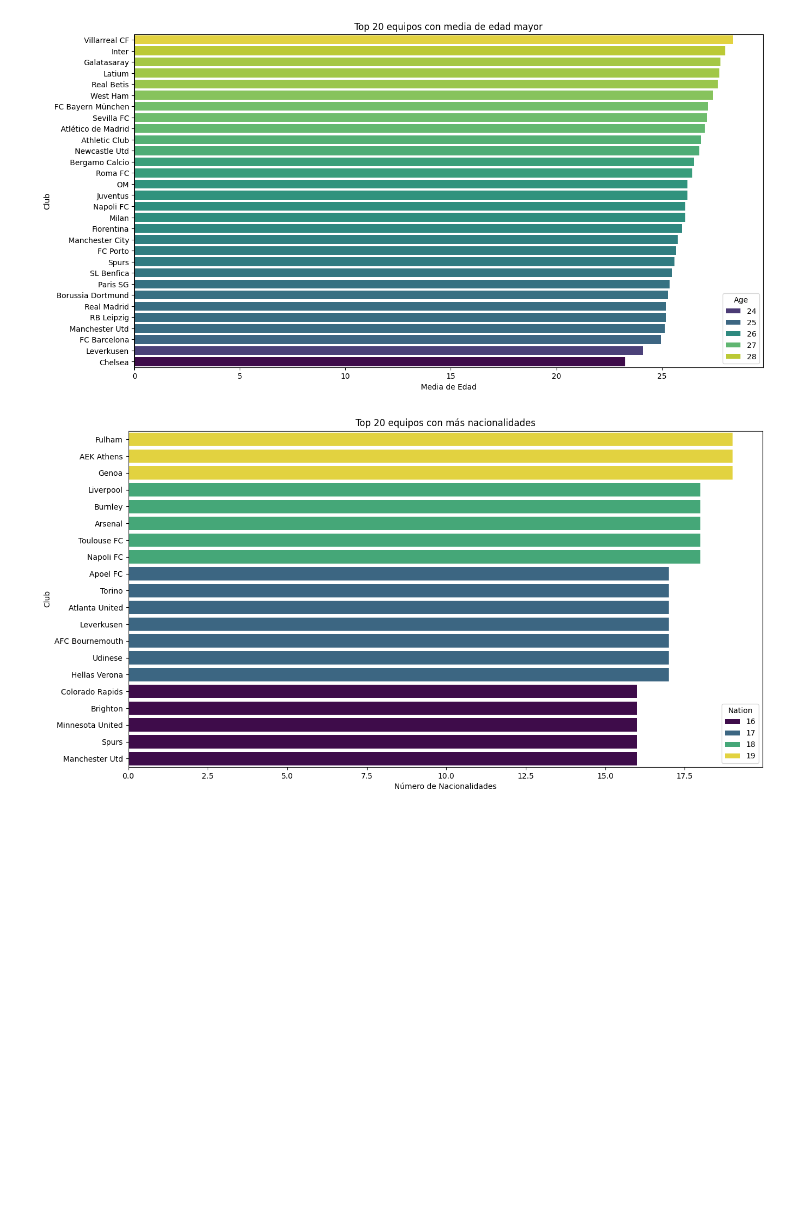
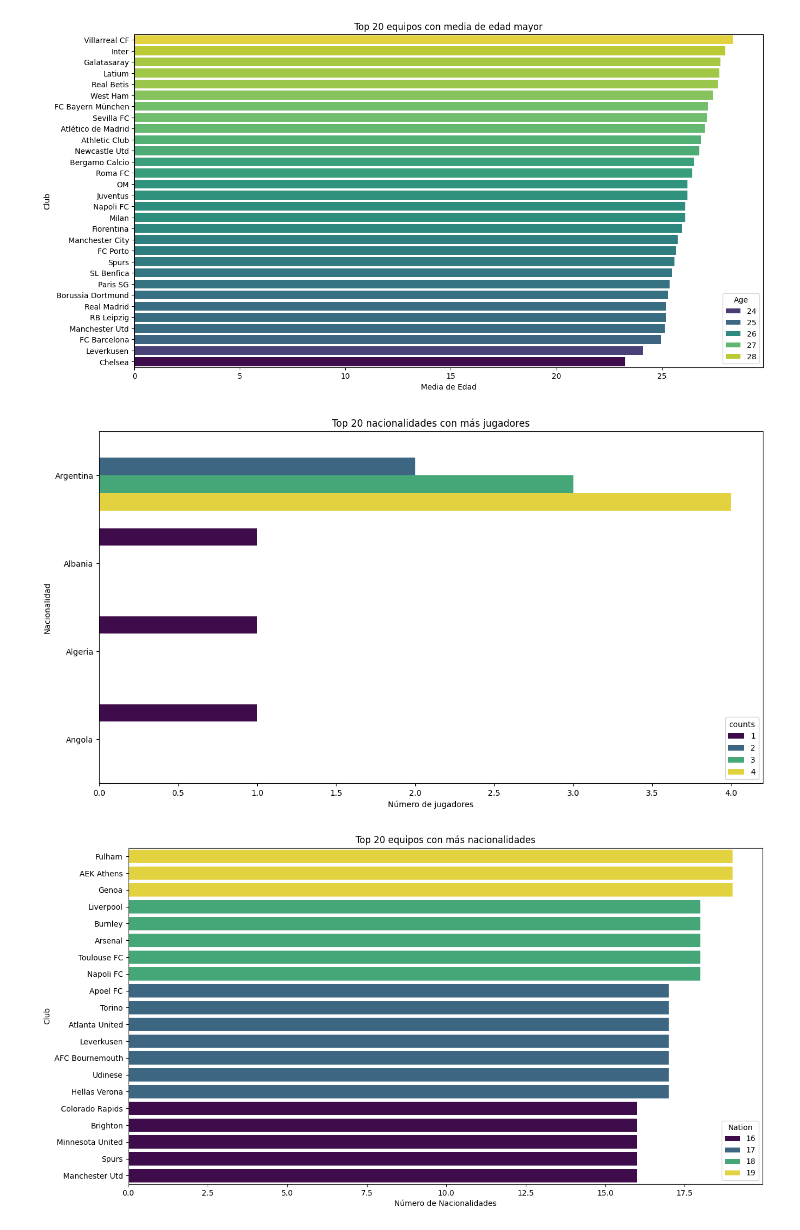
Before and after one commit to Tomaslopera/Fifa_Analysis, a Jupyter notebook: fifa24_male.ipynb, the cells around one changed output. Drawn from its saved outputs; the diff is of its cells as text; code cells hidden in the pictures; blank space fills up the shorter version.

```diff
--- a/fifa24_male.ipynb
+++ b/fifa24_male.ipynb
@@ -5,7 +5,7 @@ import seaborn as sns
 # %% [markdown]
 ## Exploración Inicial
 # %%
-df = pd.read_csv('../Fifa Analysis/Datasets/2024/male_players_fc24.csv')
+df = pd.read_csv('../Fifa Data Analysis/Datasets/2024/male_players_fc24.csv')
 df
 # %% [output]
 |  | Unnamed: 0 | Name | Nation | Club | Position | Age | Overall | Pace | Shooting | Passing | ... |
@@ -133,6 +133,17 @@ plt.ylabel('Club')
 plt.show()
 # %% [output]
 [figure]
+# %%
+data = df_teams.groupby('Nation')['Club'].value_counts().head(20).reset_index(name='counts')
+data = data.sort_values(by='counts', ascending=False)
+plt.figure(figsize=(15, 8))
+sns.barplot(data=data, x='counts', y='Nation', palette='viridis', hue='counts')
+plt.title('Top 20 nacionalidades con más jugadores')
+plt.xlabel('Número de jugadores')
+plt.ylabel('Nacionalidad')
+plt.show()
+# %% [output]
+[figure, added]
 # %%
 data = df.groupby('Club')['Nation'].nunique().sort_values(ascending=False).head(20)
 data = data.reset_index()
```
